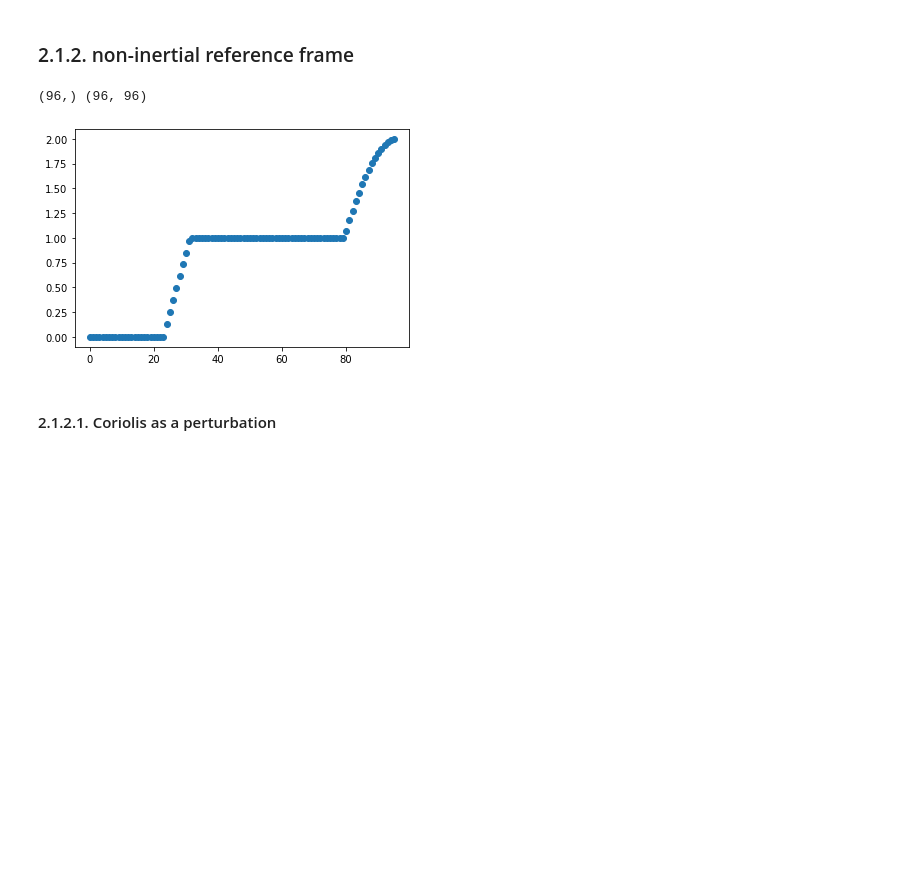
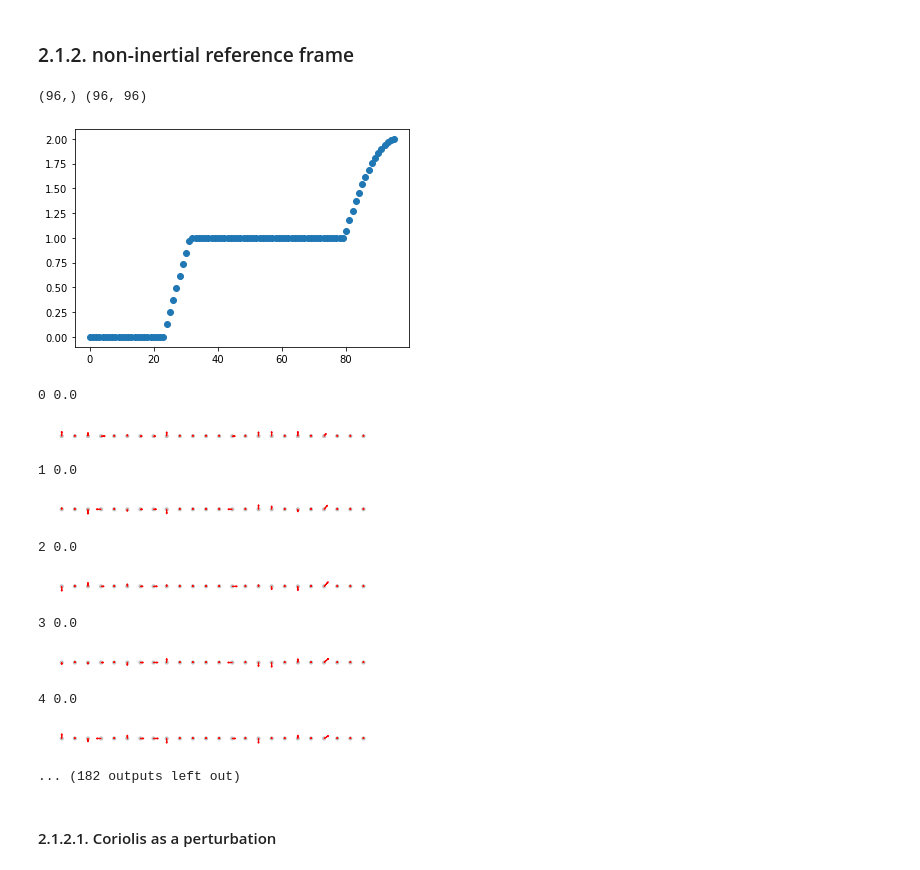
Before and after one commit to yoongun/topological-edge-modes-of-mechanical-lattice, a Jupyter notebook: experiment.ipynb, the cells around one changed output. Drawn from its saved outputs; the diff is of its cells as text; code cells hidden in the pictures; blank space fills up the shorter version.

Commit message:
Visualizing localization of wavevector

```diff
--- a/experiment.ipynb
+++ b/experiment.ipynb
@@ -1591,11 +1585,11 @@ if transverse:
         np.hstack([np.zeros((4, 4)), np.eye(4)])
     ])
     L_fst = w0 ** 2 * np.vstack([
-        np.hstack([L11, L12]),
+        np.hstack([L11_fst, L12]),
         np.hstack([np.zeros((4, 4)), np.eye(4)])
     ])
     L_last = w0 ** 2 * np.vstack([
-        np.hstack([L11, L12]),
+        np.hstack([L11_last, L12]),
         np.hstack([np.zeros((4, 4)), np.eye(4)])
     ])
     C = np.array([[-1., 0.], [0., -1.]])
@@ -1628,40 +1622,51 @@ import matplotlib.pyplot as plt
 plt.scatter(np.arange(len(evals)), np.sqrt(evals).real)
 plt.show()
 
 import matplotlib.pyplot as plt
 from matplotlib.patches import Circle
 
 def draw_plot(mode: int):
     dx = 1
     offCoord = [[i * dx, 0.] for i in range(N * 2)]
     fig, ax = plt.subplots(1)
     ax.set_aspect('equal')
 
     for c in offCoord:
         hexagon = Circle((c[0], c[1]), radius=0.1, ec='silver', fill=False, lw=1.5)
         ax.add_patch(hexagon)
 
     plt.autoscale(enable = True)
     for i in range(N):
         i_ = i * 2
         pos_xi = offCoord[i_]
         pos_eta = offCoord[i_ + 1]
         i_ = i * 8
-        xi = evecs[mode][i_:i_+2].real
-        eta = evecs[mode][i_+2:i_+4].real
-        # xi = evecs[i_:i_+2, mode].real
-        # eta = evecs[i_+2:i_+4, mode].real
+        # xi = evecs[mode][i_:i_+2].real
+        # eta = evecs[mode][i_+2:i_+4].real
+        xi = evecs[i_:i_+2, mode].real
+        eta = evecs[i_+2:i_+4, mode].real
         ax.arrow(pos_xi[0], pos_xi[1], xi[0], xi[1], width=0.02, head_width=0.1, head_length=0.1, fc='r', ec='r')
         ax.arrow(pos_eta[0], pos_eta[1], eta[0], eta[1], width=0.02, head_width=0.1, head_length=0.1, fc='r', ec='r')
     plt.axis('off')
     plt.show()
 
-# for i, e in enumerate(evals):
-#     print(i, np.sqrt(e).real)
-#     draw_plot(i)
+for i, e in enumerate(evals):
+    print(i, np.sqrt(e).real)
+    draw_plot(i)
 # %% [output]
 (96,) (96, 96)
 [figure]
+0 0.0
+[figure, added]
+1 0.0
+[figure, added]
+2 0.0
+[figure, added]
+3 0.0
+[figure, added]
+4 0.0
+[figure, added]
+... (182 outputs left out)
 # %% [markdown]
 #### 2.1.2.1. Coriolis as a perturbation
 # %%
```
Also changed, not shown: parts of 2 cells of this notebook.
